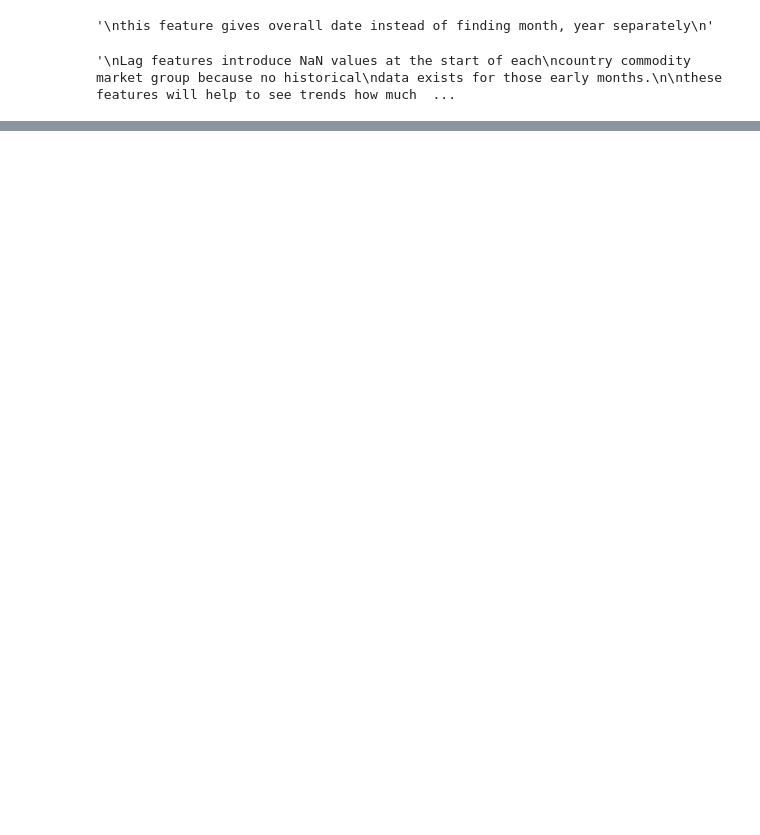
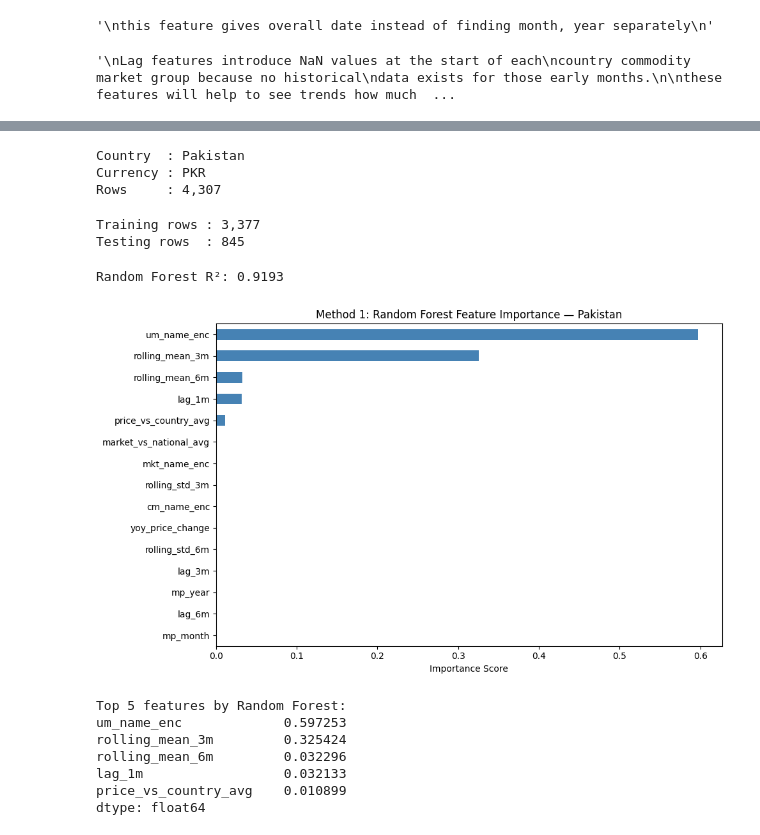
Before and after one commit to Umairimax/Global-Food-Prices, a Jupyter notebook: predict-global-food-prices.ipynb, the cells around one changed output, grey strips where cells are left out. Cells and saved outputs as stored; diff of their text form; code cells hidden in the pictures; blank space fills up the shorter version.

```diff
--- a/predict-global-food-prices.ipynb
+++ b/predict-global-food-prices.ipynb
@@ -425,0 +599,64 @@ df.to_csv("phase3.csv",index=False)
+# %%
+COUNTRY = "Pakistan"   #  change this to any country you want
+
+df_country = df[df['adm0_name'] == COUNTRY].copy().reset_index(drop=True)
+currency   = df_country['cur_name'].iloc[0]
+
+print(f"Country  : {COUNTRY}")
+print(f"Currency : {currency}")
+print(f"Rows     : {len(df_country):,}")
+# %% [output]
+Country  : Pakistan
+Currency : PKR
+Rows     : 4,307
+# %%
+# Keep only rows where lag_1m exists (drop first month of each group)
+df_country = df_country.dropna(subset=['lag_1m']).reset_index(drop=True)
+
+# Select features and target
+feats = [c for c in FEATURE_COLS if c in df_country.columns]
+X = df_country[feats].fillna(0)
+y = df_country['mp_price']
+
+# Time-based split: train on old data, test on recent data
+# This is more honest than random split for time series
+split = int(len(X) * 0.8)
+X_train, X_test = X.iloc[:split], X.iloc[split:]
+y_train, y_test = y.iloc[:split], y.iloc[split:]
+
+print(f"Training rows : {len(X_train):,}")
+print(f"Testing rows  : {len(X_test):,}")
+# %% [output]
+Training rows : 3,377
+Testing rows  : 845
+# %%
+#using random forest
+rf = RandomForestRegressor(n_estimators=100, random_state=42, n_jobs=-1)
+rf.fit(X_train, y_train)
+print(f"Random Forest R²: {r2_score(y_test, rf.predict(X_test)):.4f}")
+
+imp_rf = pd.Series(
+    rf.feature_importances_,
+    index=feats
+).sort_values(ascending=False)
+
+plt.figure(figsize=(10, 6))
+imp_rf.head(15).plot(kind='barh', color='steelblue')
+plt.title(f"Random Forest Feature Importance — {COUNTRY}")
+plt.xlabel("Importance Score")
+plt.gca().invert_yaxis()
+plt.tight_layout()
+plt.show()
+
+print("Top 5 features by Random Forest:")
+print(imp_rf.head(5))
+# %% [output]
+Random Forest R²: 0.9193
+[figure, added]
+Top 5 features by Random Forest:
+um_name_enc             0.597253
+rolling_mean_3m         0.325424
+rolling_mean_6m         0.032296
+lag_1m                  0.032133
+price_vs_country_avg    0.010899
+dtype: float64
```
Also changed, not shown: parts of 34 cells of this notebook.
